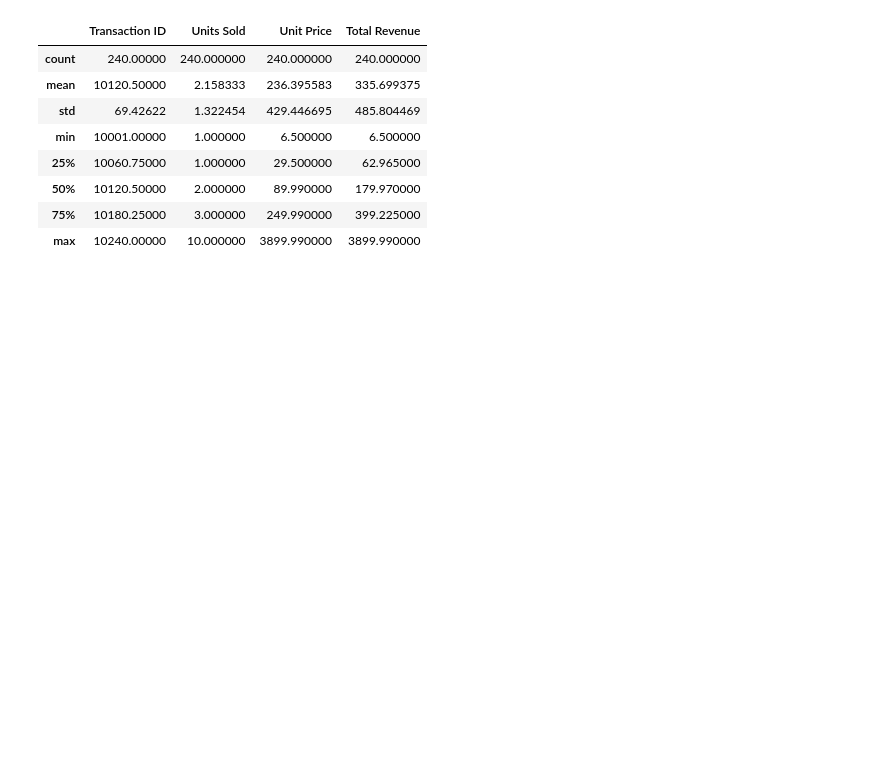
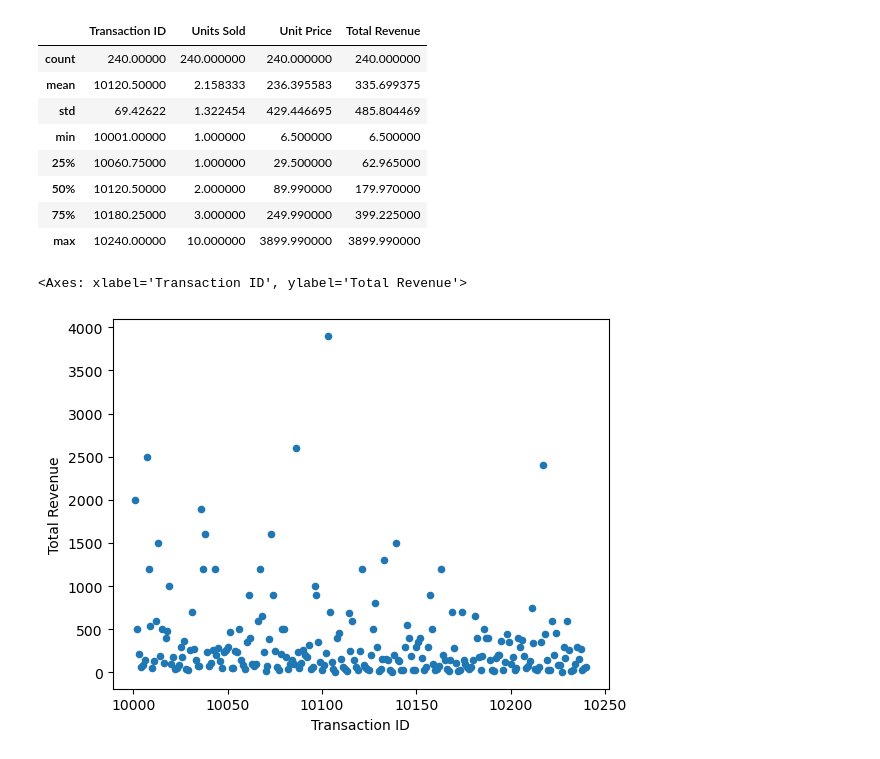
Before and after one commit to AnkurSatyarthi/Online-Sales-Dataset-Popular-Market-place-Data-Analysis-and-Total-Revenue-Predictions, a Jupyter notebook: sales.ipynb, the cells around one changed output. Drawn from its saved outputs; the diff is of its cells as text; code cells hidden in the pictures; blank space fills up the shorter version.

```diff
--- a/sales.ipynb
+++ b/sales.ipynb
@@ -43,3 +43,9 @@ sales.describe()
 | 50% | 10120.50000 | 2.000000 | 89.990000 | 179.970000 |
 | 75% | 10180.25000 | 3.000000 | 249.990000 | 399.225000 |
 | max | 10240.00000 | 10.000000 | 3899.990000 | 3899.990000 |
+# %%
+%matplotlib inline
+sales.plot(kind="scatter",x='Transaction ID',y='Total Revenue')
+# %% [output]
+<Axes: xlabel='Transaction ID', ylabel='Total Revenue'>
+[figure, added]
```
Also changed, not shown: parts of 4 cells of this notebook.
